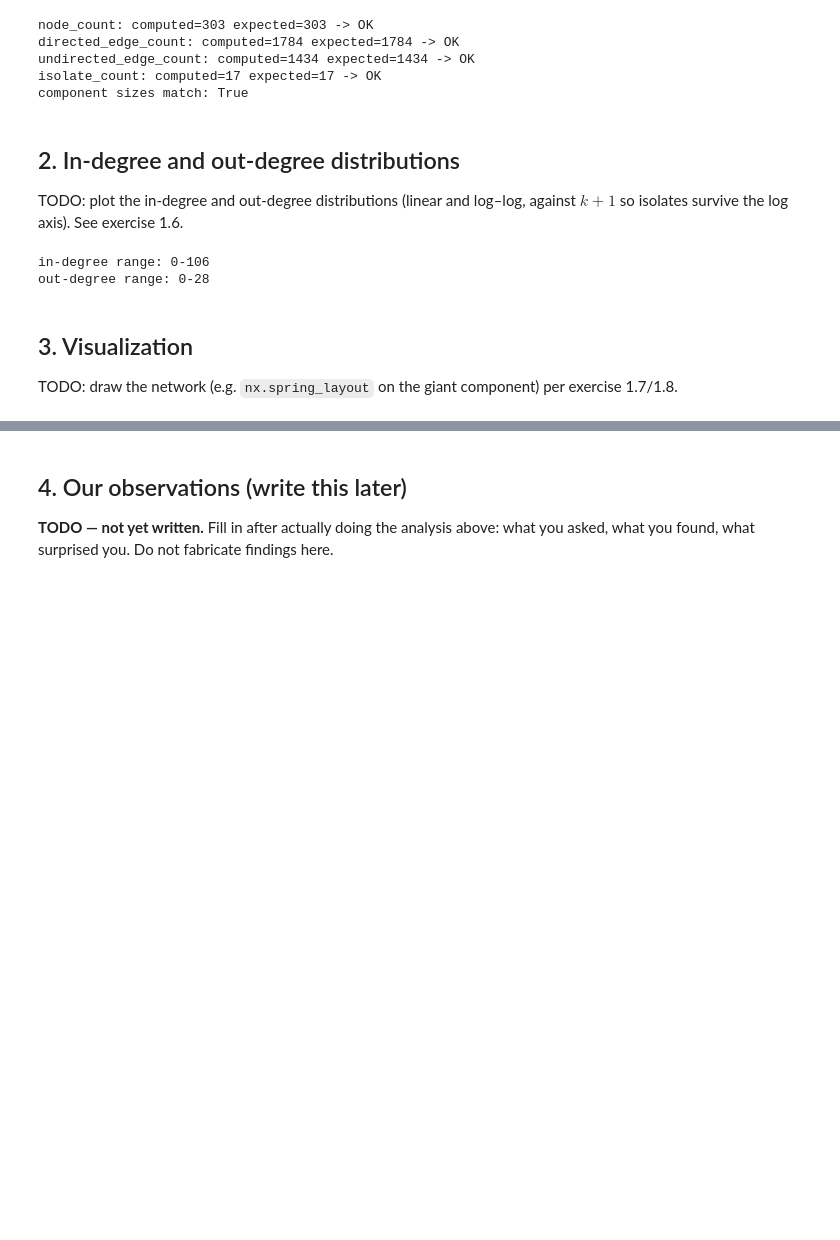
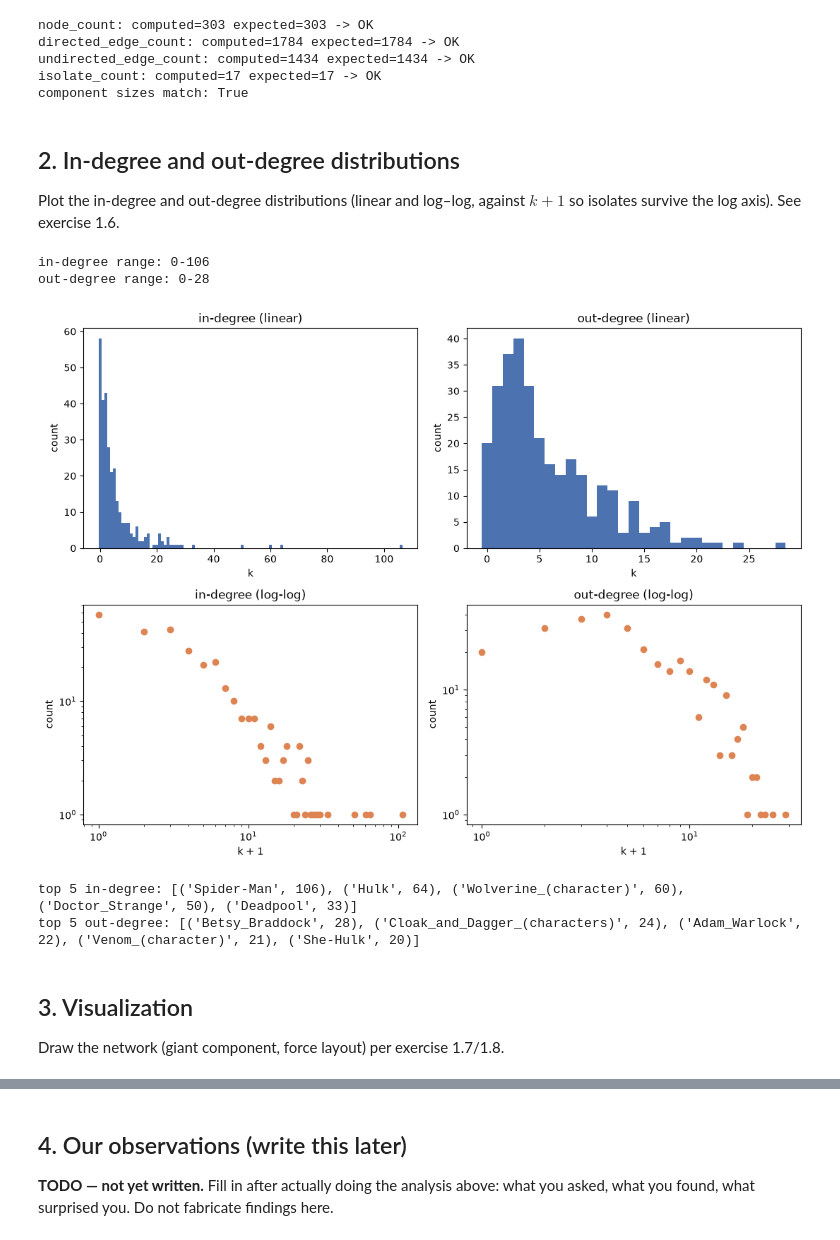
Before and after one commit to kristoferbirgir/SocialGraphInteraction, a Jupyter notebook: week1/02_marvel_scaffold.ipynb, the cells around one changed output, grey strips where cells are left out. Drawn from its saved outputs; the diff is of its cells as text; code cells hidden in the pictures; blank space fills up the shorter version.

Commit message:
week1: compute degree distributions and giant-component drawing, embed figures on site

```diff
--- a/week1/02_marvel_scaffold.ipynb
+++ b/week1/02_marvel_scaffold.ipynb
@@ -72,22 +72,53 @@ component sizes match: True
 # %% [markdown]
 ## 2. In-degree and out-degree distributions
 
-TODO: plot the in-degree and out-degree distributions (linear and log–log, against $k+1$ so isolates survive the log axis). See exercise 1.6.
+Plot the in-degree and out-degree distributions (linear and log–log, against $k+1$ so isolates survive the log axis). See exercise 1.6.
 # %%
-in_degrees = [d for _, d in G.in_degree()]
-out_degrees = [d for _, d in G.out_degree()]
+import matplotlib.pyplot as plt
+import numpy as np
 
-# TODO: turn these into proper degree-distribution plots (linear + log-log,
-# k+1 on the axis, matplotlib) per the course explorable. Left minimal on purpose.
-print(f"in-degree range: {min(in_degrees)}-{max(in_degrees)}")
-print(f"out-degree range: {min(out_degrees)}-{max(out_degrees)}")
+in_degrees = np.array([d for _, d in G.in_degree()])
+out_degrees = np.array([d for _, d in G.out_degree()])
+
+print(f"in-degree range: {in_degrees.min()}-{in_degrees.max()}")
+print(f"out-degree range: {out_degrees.min()}-{out_degrees.max()}")
+
+fig, axes = plt.subplots(2, 2, figsize=(11, 8))
+for col, (degrees, label) in enumerate([(in_degrees, "in-degree"), (out_degrees, "out-degree")]):
+    bins = np.arange(degrees.max() + 2) - 0.5
+    axes[0, col].hist(degrees, bins=bins, color="#4C72B0")
+    axes[0, col].set_title(f"{label} (linear)")
+    axes[0, col].set_xlabel("k")
+    axes[0, col].set_ylabel("count")
+
+    values, counts = np.unique(degrees, return_counts=True)
+    axes[1, col].scatter(values + 1, counts, color="#DD8452")
+    axes[1, col].set_xscale("log")
+    axes[1, col].set_yscale("log")
+    axes[1, col].set_title(f"{label} (log-log)")
+    axes[1, col].set_xlabel("k + 1")
+    axes[1, col].set_ylabel("count")
+fig.tight_layout()
+fig.savefig("../website/src/pages/week1-assets/degree-distributions.png", dpi=150)
+plt.show()
 # %% [output]
 in-degree range: 0-106
 out-degree range: 0-28
+[figure, added]
+# %%
+node_in = dict(G.in_degree())
+node_out = dict(G.out_degree())
+top5_in = sorted(node_in.items(), key=lambda kv: kv[1], reverse=True)[:5]
+top5_out = sorted(node_out.items(), key=lambda kv: kv[1], reverse=True)[:5]
+print("top 5 in-degree:", top5_in)
+print("top 5 out-degree:", top5_out)
+# %% [output]
+top 5 in-degree: [('Spider-Man', 106), ('Hulk', 64), ('Wolverine_(character)', 60), ('Doctor_Strange', 50), ('Deadpool', 33)]
+top 5 out-degree: [('Betsy_Braddock', 28), ('Cloak_and_Dagger_(characters)', 24), ('Adam_Warlock', 22), ('Venom_(character)', 21), ('She-Hulk', 20)]
 # %% [markdown]
 ## 3. Visualization
 
-TODO: draw the network (e.g. `nx.spring_layout` on the giant component) per exercise 1.7/1.8.
+Draw the network (giant component, force layout) per exercise 1.7/1.8.
 # %%
 import networkx as nx
 
```
Also changed, not shown: parts of 1 cell of this notebook, 3 other files.
